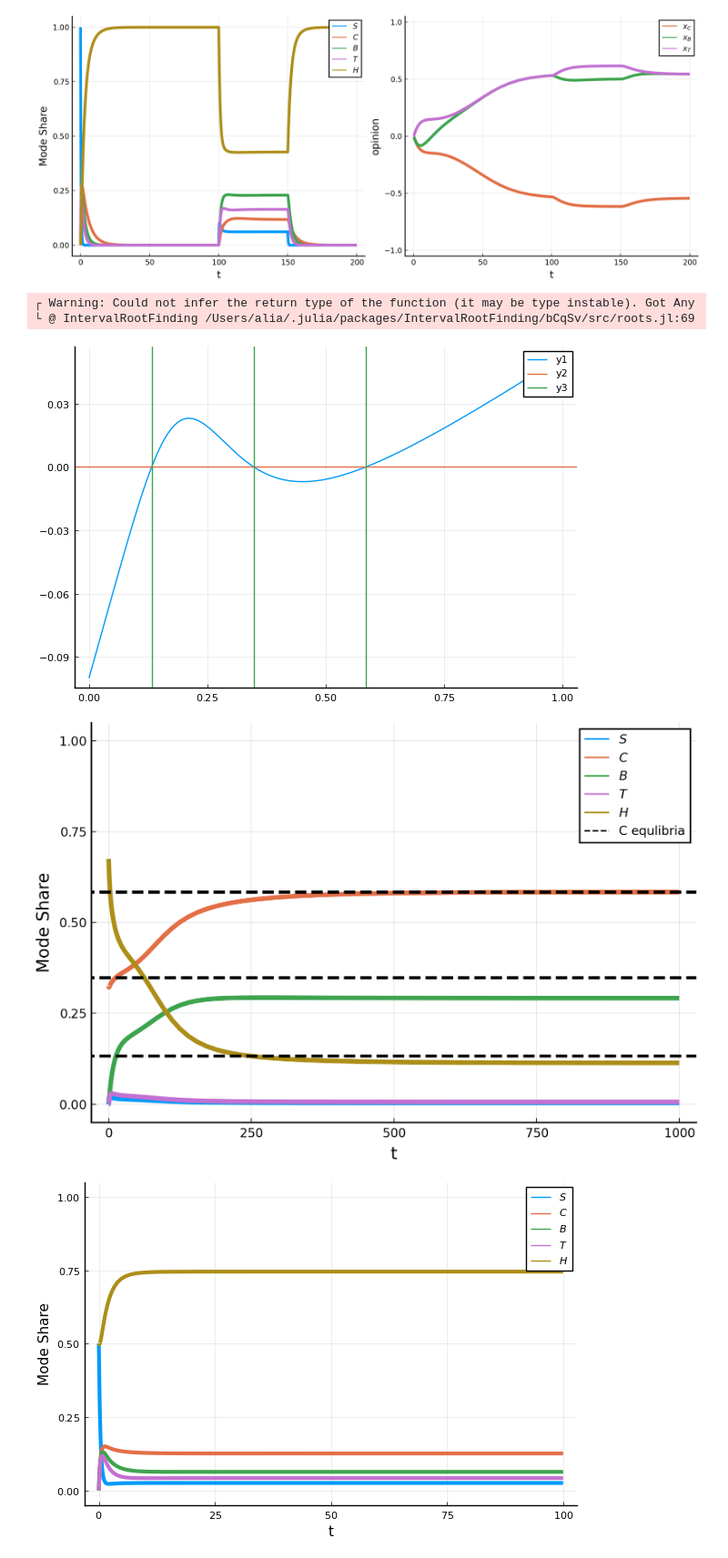
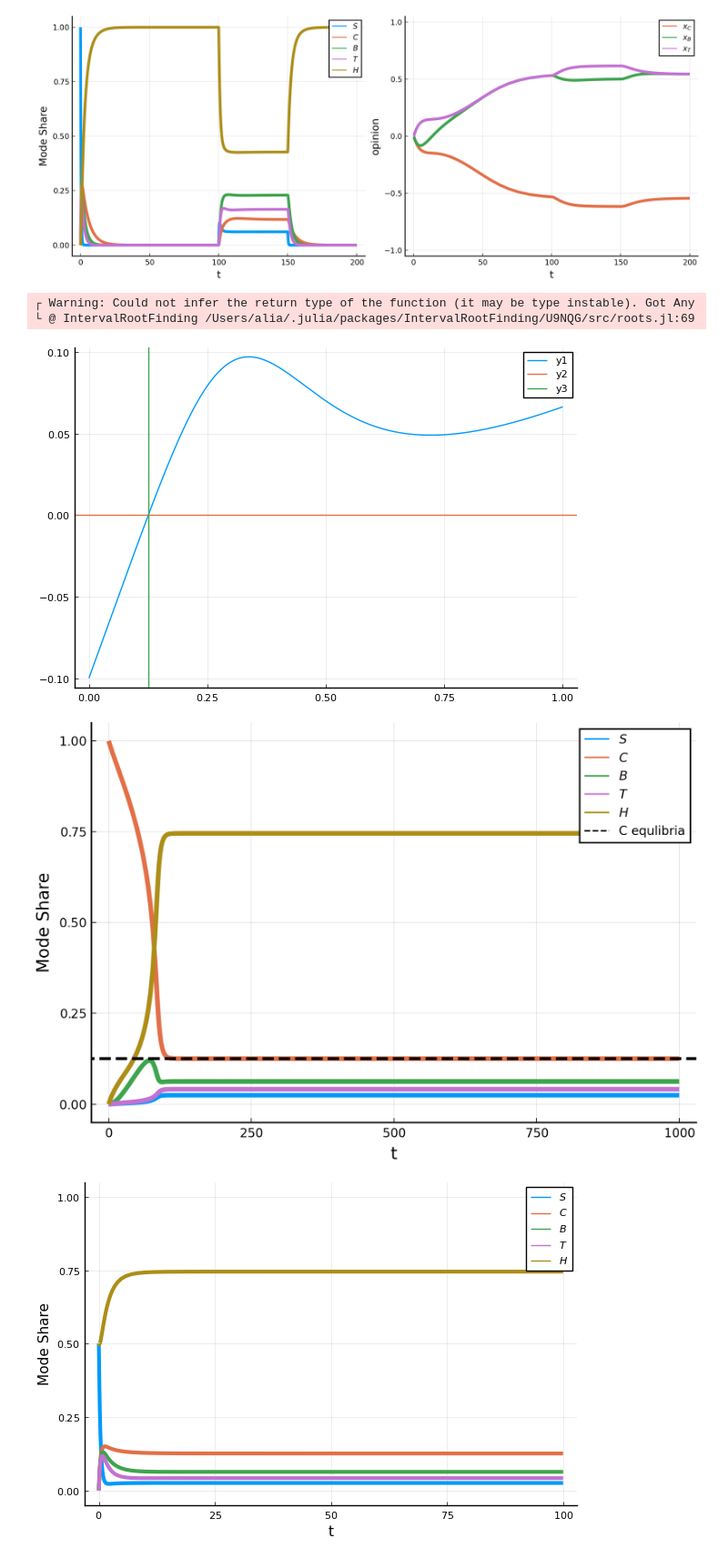
Before and after one commit to valentine-alia/MAE-6870, a Jupyter notebook: set_up_integration.ipynb, the cells around one changed output. Shown at 91% size. Saved outputs shown, nothing was run; the diff lists cells and outputs as text; code cells hidden in the pictures.

```diff
--- a/set_up_integration.ipynb
+++ b/set_up_integration.ipynb
@@ -136,8 +152,8 @@ FIG = plot(p1, p2, size=(1000,400),dpi = 300,left_margin = 5mm)
 [figure]
 # %%
 par = (alphaC=1.0,alphaB=1.0,alphaT=1.0,beta=0.6,omegaC=0.2,omegaB=0.4,
-     k=0.25,n=4,u=0.8,aC=1.0,aB=1.0,aT=1.0,aBC=-0.2,aTC=-0.2,bC=-0.5,
-     aCB=-0.2,aTB=0.2,bB=-0.5,aCT=-0.2,aBT=0.2,bT=0.5,tau = 3,gamma = 0.1)
+     k=0.4,n=4,u=0.8,aC=1.0,aB=1.0,aT=1.0,aBC=-0.2,aTC=-0.2,bC=-0.5,
+     aCB=-0.2,aTB=0.2,bB=-0.5,aCT=-0.2,aBT=0.2,bT=0.5,tau = 3,gamma = 0.1) # set k to 0.25 to see hysteresis
 alphaC,alphaB,alphaT,beta,omegaC,omegaB,k,n,u,aC,aB,aT,aBC,aTC,bC,aCB,aTB,bB,aCT,aBT,bT,tau,gamma = par
 A = omegaC/alphaC * (alphaC + alphaB + alphaT + gamma + gamma*alphaT/beta)
 D = gamma * (1 + (omegaC*alphaB)/(omegaB*alphaC))
@@ -162,29 +178,29 @@ hline!([0])
 vline!([C_star])
 # %% [output]
 ┌ Warning: Could not infer the return type of the function (it may be type instable). Got Any
-└ @ IntervalRootFinding /Users/alia/.julia/packages/IntervalRootFinding/bCqSv/src/roots.jl:69
+└ @ IntervalRootFinding /Users/alia/.julia/packages/IntervalRootFinding/U9NQG/src/roots.jl:69
-[figure, old version]
+[figure, new version]
 # %%
 #par = (alphaC=1.0,alphaB=1.0,alphaT=1.0,beta=0.6,omegaC=0.2,omegaB=0.4,k=0.4,n=4,u=0.8,aC=1.0,aB=1.0,aT=1.0,aBC=-0.2,aTC=-0.2,bC=-0.5,aCB=-0.2,aTB=0.2,bB=-0.5,aCT=-0.2,aBT=0.2,bT=0.5,tau = 3,gamma = 0.1)
 
-u0 = [0.0,0.0,0.325,0.0]
+u0 = [0.0,1.0,0.0,0.0]
 tspan=(0.0,1000.0)
 
-prob_4d = ODEProblem(model_4d_t,u0,tspan,par)
+prob_4d = ODEProblem(model_4d!,u0,tspan,par)
 sol4d = DifferentialEquations.solve(prob_4d)
-S,B,C,T = sol4d[1,:],sol4d[2,:],sol4d[3,:],sol4d[4,:]
+S,C,B,T = sol4d[1,:],sol4d[2,:],sol4d[3,:],sol4d[4,:]
 H = 1 .- S .- C .- B .-T
 
 pal = palette(:default)
 
 p1 = plot(sol4d.t, vec(S), label = L"S",  lw=3, ylims=(-0.05,1.05), color = pal[1],xlabel = "t",ylabel = "Mode Share",dpi=300)
 plot!(p1, sol4d.t, vec(C), label = L"C",   lw=3, color = pal[2])
 plot!(p1, sol4d.t, vec(B), label = L"B",   lw=3, color = pal[3])
 plot!(p1, sol4d.t, vec(T), label = L"T",   lw=3, color = pal[4])
 plot!(p1, sol4d.t, vec(H), label = L"H",   lw=3, color = pal[5])
 hline!(C_star, label = "C equlibria", linestyle = :dash,lw = 2, color = "black")
 # %% [output]
-[figure, old version]
+[figure, new version]
 # %%
 par = (alphaC=1.0,alphaB=1.0,alphaT=1.0,beta=0.6,omegaC=0.2,omegaB=0.4,
      k=0.4,n=4,u=0.8,aC=1.0,aB=1.0,aT=1.0,aBC=-0.2,aTC=-0.2,bC=-0.5,
```
Also changed, not shown: parts of 15 cells of this notebook, 4 other files.
